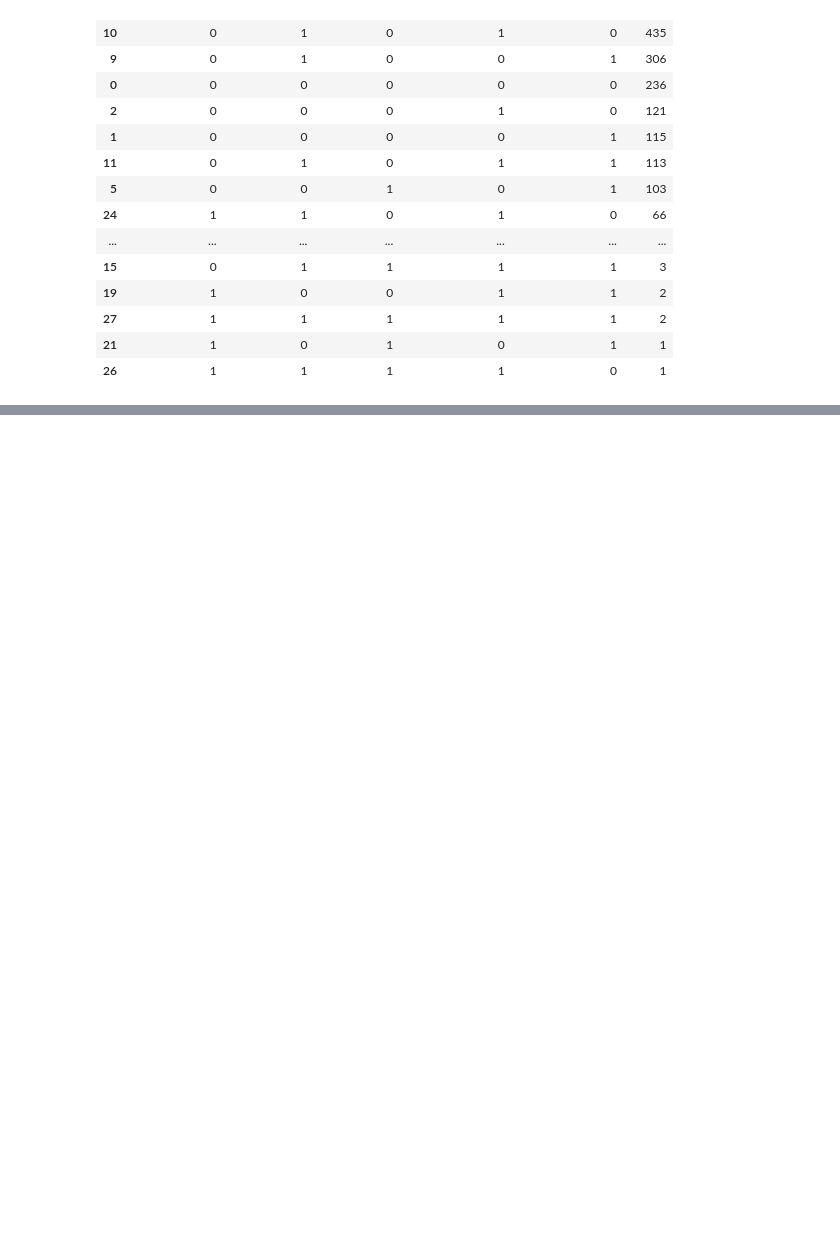
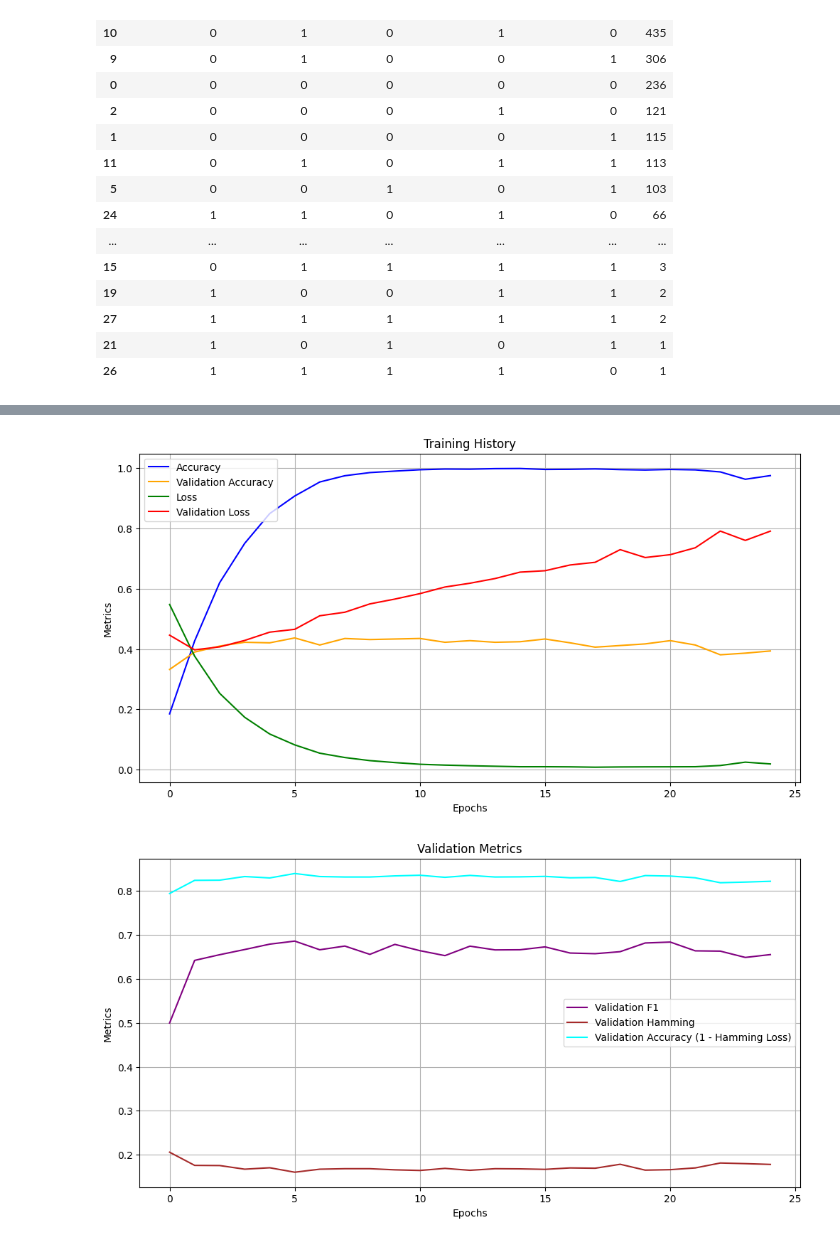
Before and after one commit to niklasbaun/EmoClassifier, a Jupyter notebook: Classifier/Getting familiar.ipynb, the cells around one changed output, grey strips where cells are left out. Drawn from its saved outputs; the diff is of its cells as text; code cells hidden in the pictures; blank space fills up the shorter version.

```diff
--- a/Classifier/Getting familiar.ipynb
+++ b/Classifier/Getting familiar.ipynb
@@ -327,0 +349,30 @@ predictions_train.groupby(['predicted_anger', 'predicted_fear', 'predicted_joy',
+# %%
+# get data from model history
+history = pd.read_csv("../training_history.csv")
+
+# plot all metrics against epochs in one plot
+plt.figure(figsize=(12, 6))
+plt.plot(history['train_acc'], label='Accuracy', color='blue')
+plt.plot(history['val_acc'], label='Validation Accuracy', color='orange')
+plt.plot(history['train_loss'], label='Loss', color='green')
+plt.plot(history['val_loss'], label='Validation Loss', color='red')
+plt.title('Training History')
+plt.xlabel('Epochs')
+plt.ylabel('Metrics')
+plt.legend()
+plt.grid()
+plt.show()
+
+plt.figure(figsize=(12, 6))
+plt.plot(history['val_f1'], label='Validation F1', color='purple')
+plt.plot(history['val_hamming'], label='Validation Hamming', color='brown')
+plt.plot(1-history['val_hamming'], label='Validation Accuracy (1 - Hamming Loss)', color='cyan')
+plt.title('Validation Metrics')
+plt.xlabel('Epochs')
+plt.ylabel('Metrics')
+plt.legend()
+plt.grid()
+plt.show()
+# %% [output]
+[figure, added]
+[figure, added]
```
Also changed, not shown: parts of 7 cells of this notebook, 2 other files.
